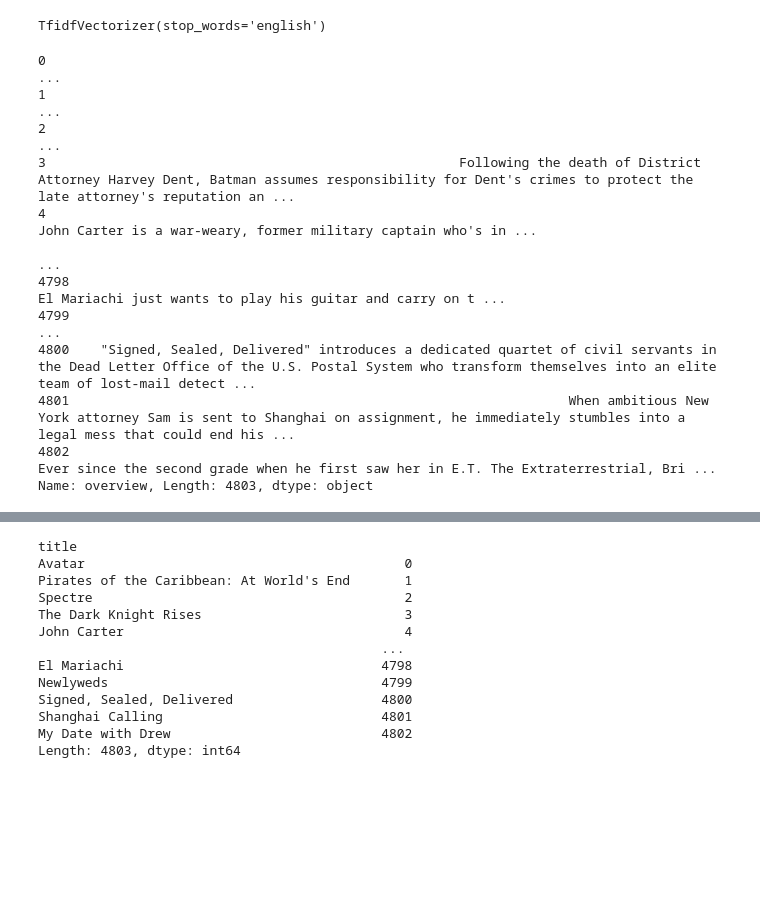
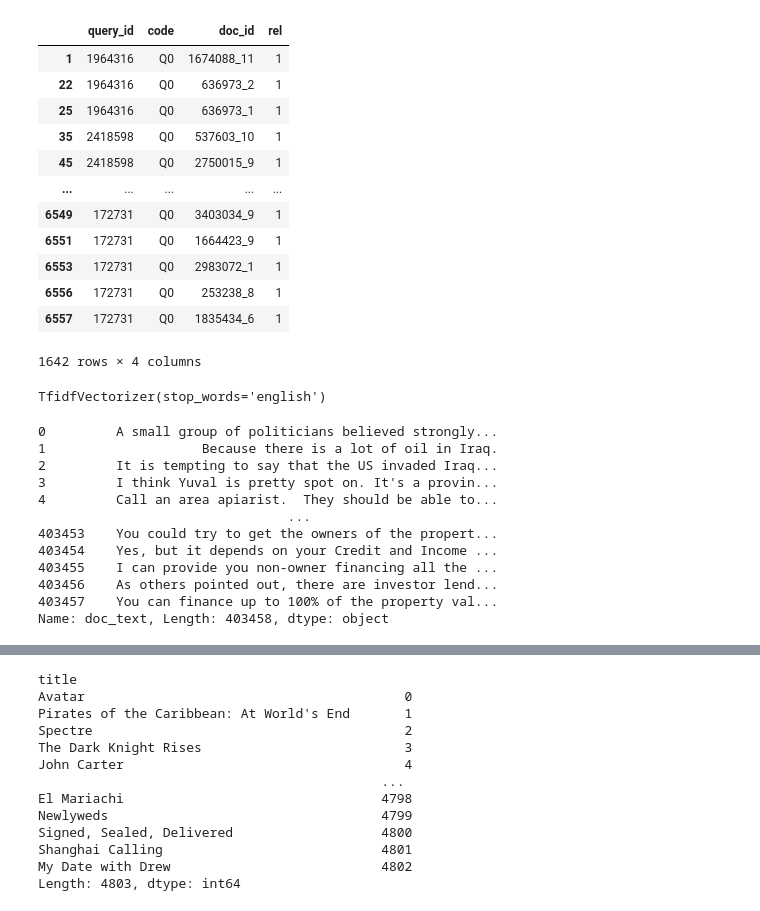
Before and after one commit to issam-hub/seri, a Jupyter notebook: code.ipynb, the cells around one changed output, grey strips where cells are left out. Cells and saved outputs as stored; diff of their text form; code cells hidden in the pictures; blank space fills up the shorter version.

```diff
--- a/code.ipynb
+++ b/code.ipynb
@@ -22,3 +55,19 @@ df
+# %%
+rels[rels["rel"] == 1]
+# %% [output]
+|  | query_id | code | doc_id | rel |
+| 1 | 1964316 | Q0 | 1674088_11 | 1 |
+| 22 | 1964316 | Q0 | 636973_2 | 1 |
+| 25 | 1964316 | Q0 | 636973_1 | 1 |
+| 35 | 2418598 | Q0 | 537603_10 | 1 |
+| 45 | 2418598 | Q0 | 2750015_9 | 1 |
+| ... | ... | ... | ... | ... |
+| 6549 | 172731 | Q0 | 3403034_9 | 1 |
+| 6551 | 172731 | Q0 | 1664423_9 | 1 |
+| 6553 | 172731 | Q0 | 2983072_1 | 1 |
+| 6556 | 172731 | Q0 | 253238_8 | 1 |
+| 6557 | 172731 | Q0 | 1835434_6 | 1 |
+1642 rows × 4 columns
 # %%
 from sklearn.feature_extraction.text import TfidfVectorizer
 # %%
@@ -32,16 +81,16 @@ df['overview'] = df['overview'].fillna('')
 # %%
-df['overview']
+df['doc_text']
 # %% [output]
-0                                                                                                                                                                                                        ...
-1                                                                                                                                                                                                        ...
-2                                                                                                                                                                                                        ...
-3                                                     Following the death of District Attorney Harvey Dent, Batman assumes responsibility for Dent's crimes to protect the late attorney's reputation an ...
-4                                                                                                                                           John Carter is a war-weary, former military captain who's in ...
-                                                                                                                                                                                                         ...
-4798                                                                                                                                            El Mariachi just wants to play his guitar and carry on t ...
-4799                                                                                                                                                                                                     ...
-4800    "Signed, Sealed, Delivered" introduces a dedicated quartet of civil servants in the Dead Letter Office of the U.S. Postal System who transform themselves into an elite team of lost-mail detect ...
-4801                                                                When ambitious New York attorney Sam is sent to Shanghai on assignment, he immediately stumbles into a legal mess that could end his ...
-4802                                                                                                                 Ever since the second grade when he first saw her in E.T. The Extraterrestrial, Bri ...
-Name: overview, Length: 4803, dtype: object
+0         A small group of politicians believed strongly...
+1                    Because there is a lot of oil in Iraq.
+2         It is tempting to say that the US invaded Iraq...
+3         I think Yuval is pretty spot on. It's a provin...
+4         Call an area apiarist.  They should be able to...
+                                ...
+403453    You could try to get the owners of the propert...
+403454    Yes, but it depends on your Credit and Income ...
+403455    I can provide you non-owner financing all the ...
+403456    As others pointed out, there are investor lend...
+403457    You can finance up to 100% of the property val...
+Name: doc_text, Length: 403458, dtype: object
 # %%
```
Also changed, not shown: parts of 12 cells of this notebook, 3 other files.
